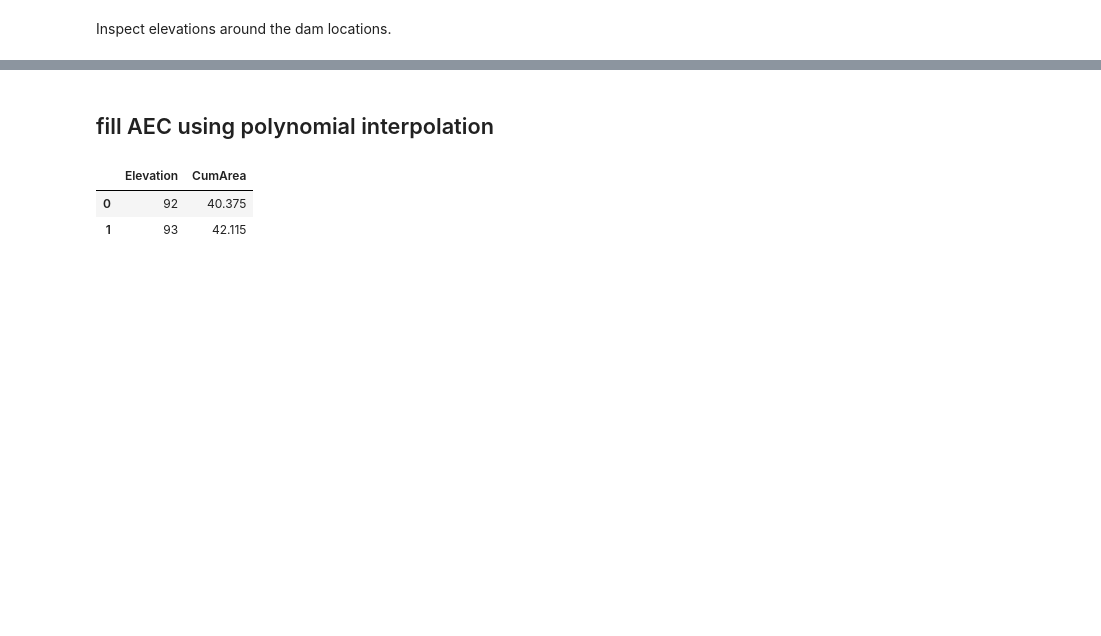
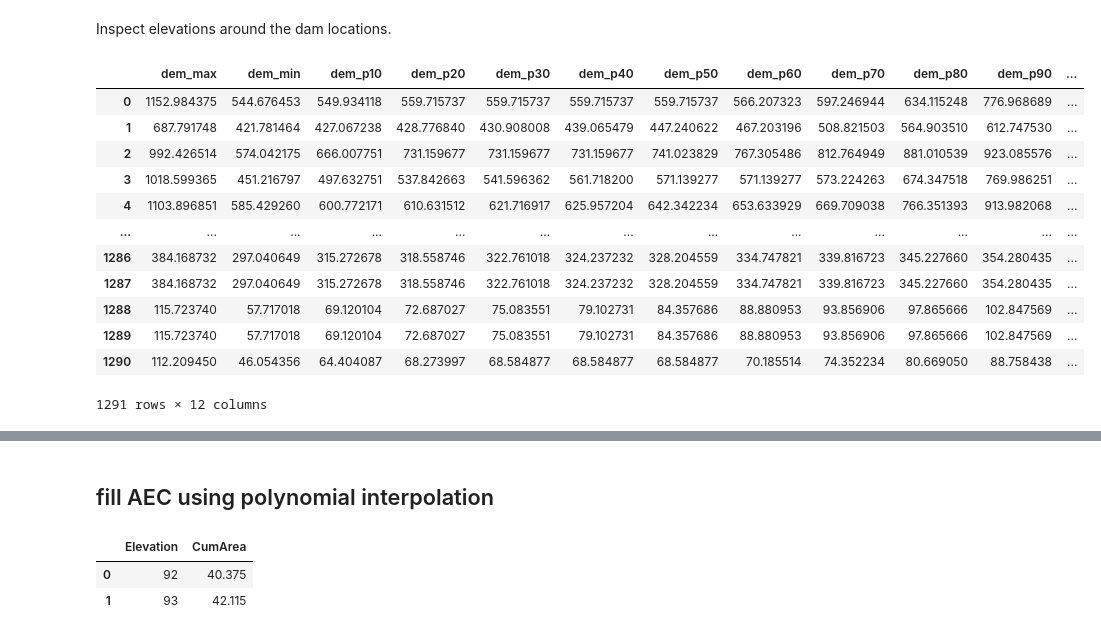
Before and after one commit to UW-SASWE/tmspp, a Jupyter notebook: notebooks/03.6.1-aevcurve.ipynb, the cells around one changed output, grey strips where cells are left out. Saved outputs shown, nothing was run; the diff lists cells and outputs as text; code cells hidden in the pictures; blank space fills up the shorter version.

Commit message:
25 sep 2 deg polynomial with dam bottom

```diff
--- a/notebooks/03.6.1-aevcurve.ipynb
+++ b/notebooks/03.6.1-aevcurve.ipynb
@@ -177,5 +166,24 @@ hv.Text(max_height_inferred, nominal_area, f'Nominal area: {nominal_area}', hali
 # %% [markdown]
 Inspect elevations around the dam locations.
+# %%
+merit_dem_elevations = pd.read_csv("/tiger1/pdas47/tmsosPP/data/dam_bottom_elevation/MERIT_DEM_1000_m_around_dam_locations.csv", dtype={'tmsos_id': str}).drop(
+    ['system:index', '.geo'], axis=1
+)
+merit_dem_elevations
+# %% [output]
+|  | dem_max | dem_min | dem_p10 | dem_p20 | dem_p30 | dem_p40 | dem_p50 | dem_p60 | dem_p70 | dem_p80 | dem_p90 | ... |
+| 0 | 1152.984375 | 544.676453 | 549.934118 | 559.715737 | 559.715737 | 559.715737 | 559.715737 | 566.207323 | 597.246944 | 634.115248 | 776.968689 | ... |
+| 1 | 687.791748 | 421.781464 | 427.067238 | 428.776840 | 430.908008 | 439.065479 | 447.240622 | 467.203196 | 508.821503 | 564.903510 | 612.747530 | ... |
+| 2 | 992.426514 | 574.042175 | 666.007751 | 731.159677 | 731.159677 | 731.159677 | 741.023829 | 767.305486 | 812.764949 | 881.010539 | 923.085576 | ... |
+| 3 | 1018.599365 | 451.216797 | 497.632751 | 537.842663 | 541.596362 | 561.718200 | 571.139277 | 571.139277 | 573.224263 | 674.347518 | 769.986251 | ... |
+| 4 | 1103.896851 | 585.429260 | 600.772171 | 610.631512 | 621.716917 | 625.957204 | 642.342234 | 653.633929 | 669.709038 | 766.351393 | 913.982068 | ... |
+| ... | ... | ... | ... | ... | ... | ... | ... | ... | ... | ... | ... | ... |
+| 1286 | 384.168732 | 297.040649 | 315.272678 | 318.558746 | 322.761018 | 324.237232 | 328.204559 | 334.747821 | 339.816723 | 345.227660 | 354.280435 | ... |
+| 1287 | 384.168732 | 297.040649 | 315.272678 | 318.558746 | 322.761018 | 324.237232 | 328.204559 | 334.747821 | 339.816723 | 345.227660 | 354.280435 | ... |
+| 1288 | 115.723740 | 57.717018 | 69.120104 | 72.687027 | 75.083551 | 79.102731 | 84.357686 | 88.880953 | 93.856906 | 97.865666 | 102.847569 | ... |
+| 1289 | 115.723740 | 57.717018 | 69.120104 | 72.687027 | 75.083551 | 79.102731 | 84.357686 | 88.880953 | 93.856906 | 97.865666 | 102.847569 | ... |
+| 1290 | 112.209450 | 46.054356 | 64.404087 | 68.273997 | 68.584877 | 68.584877 | 68.584877 | 70.185514 | 74.352234 | 80.669050 | 88.758438 | ... |
+1291 rows × 12 columns
 # %%
 ## try to plot interactively to rapidly visualize
 
```
Also changed, not shown: parts of 22 cells of this notebook.
